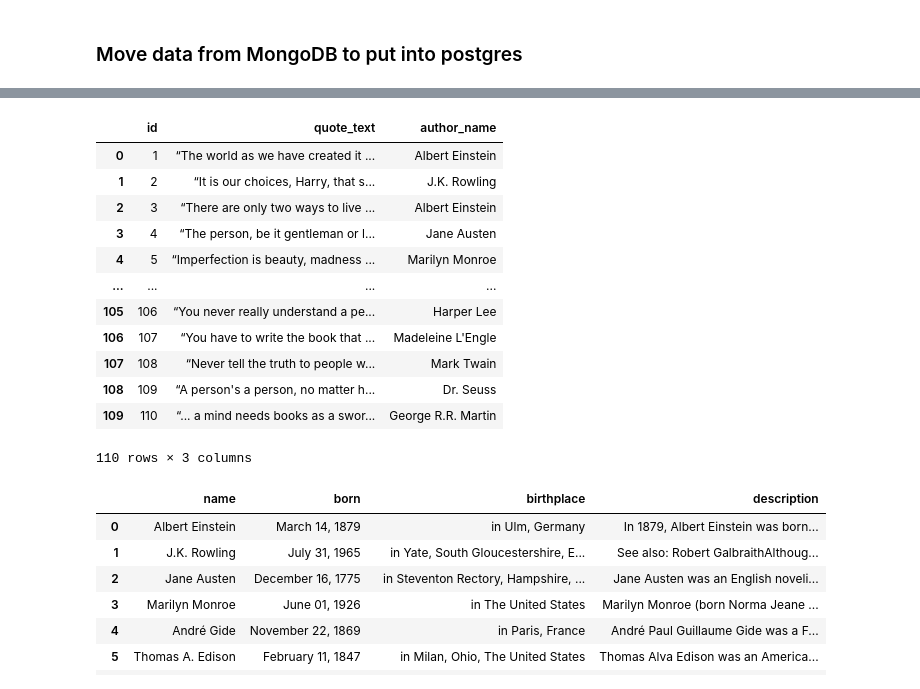
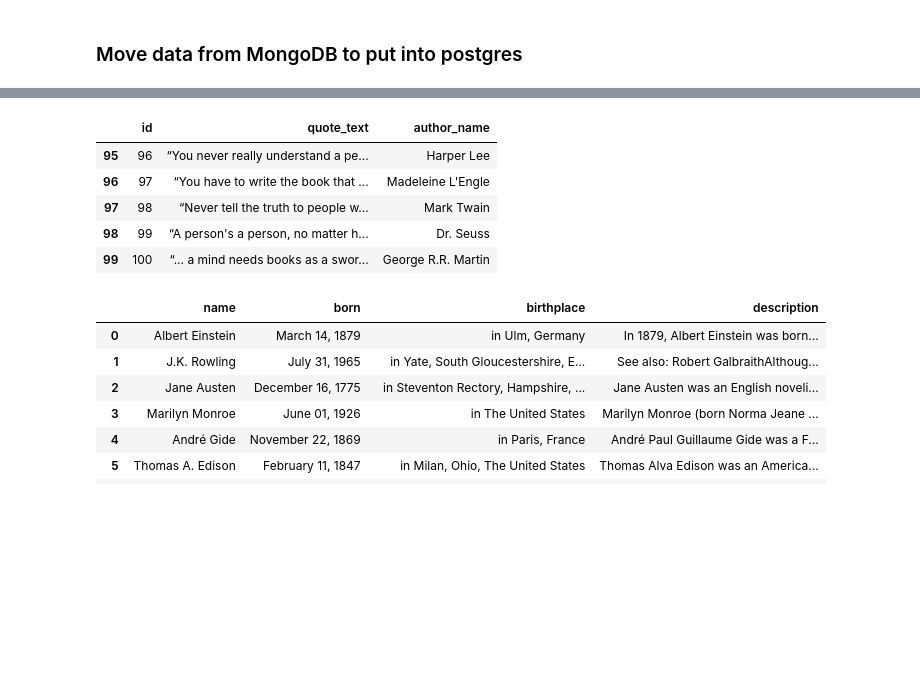
Before and after one commit to elz-harri/ETL-Project, a Jupyter notebook: WebScraping.ipynb, the cells around one changed output, grey strips where cells are left out. Saved outputs shown, nothing was run; the diff lists cells and outputs as text; code cells hidden in the pictures; blank space fills up the shorter version.

```diff
--- a/WebScraping.ipynb
+++ b/WebScraping.ipynb
@@ -206,21 +204,14 @@ quotes_df = pd.DataFrame(quotes)
 author_df = pd.DataFrame(authors)
 tags_df = pd.DataFrame(tags)
 # %%
-quotes_df
+quotes_df.tail()
 # %% [output]
 |  | id | quote_text | author_name |
-| 0 | 1 | “The world as we have created it ... | Albert Einstein |
-| 1 | 2 | “It is our choices, Harry, that s... | J.K. Rowling |
-| 2 | 3 | “There are only two ways to live ... | Albert Einstein |
-| 3 | 4 | “The person, be it gentleman or l... | Jane Austen |
-| 4 | 5 | “Imperfection is beauty, madness ... | Marilyn Monroe |
-| ... | ... | ... | ... |
-| 105 | 106 | “You never really understand a pe... | Harper Lee |
-| 106 | 107 | “You have to write the book that ... | Madeleine L'Engle |
-| 107 | 108 | “Never tell the truth to people w... | Mark Twain |
-| 108 | 109 | “A person's a person, no matter h... | Dr. Seuss |
-| 109 | 110 | “... a mind needs books as a swor... | George R.R. Martin |
+| 95 | 96 | “You never really understand a pe... | Harper Lee |
+| 96 | 97 | “You have to write the book that ... | Madeleine L'Engle |
+| 97 | 98 | “Never tell the truth to people w... | Mark Twain |
+| 98 | 99 | “A person's a person, no matter h... | Dr. Seuss |
+| 99 | 100 | “... a mind needs books as a swor... | George R.R. Martin |
-110 rows × 3 columns
 # %%
 author_df
 # %% [output]
```
Also changed, not shown: parts of 8 cells of this notebook, 1 other file.
